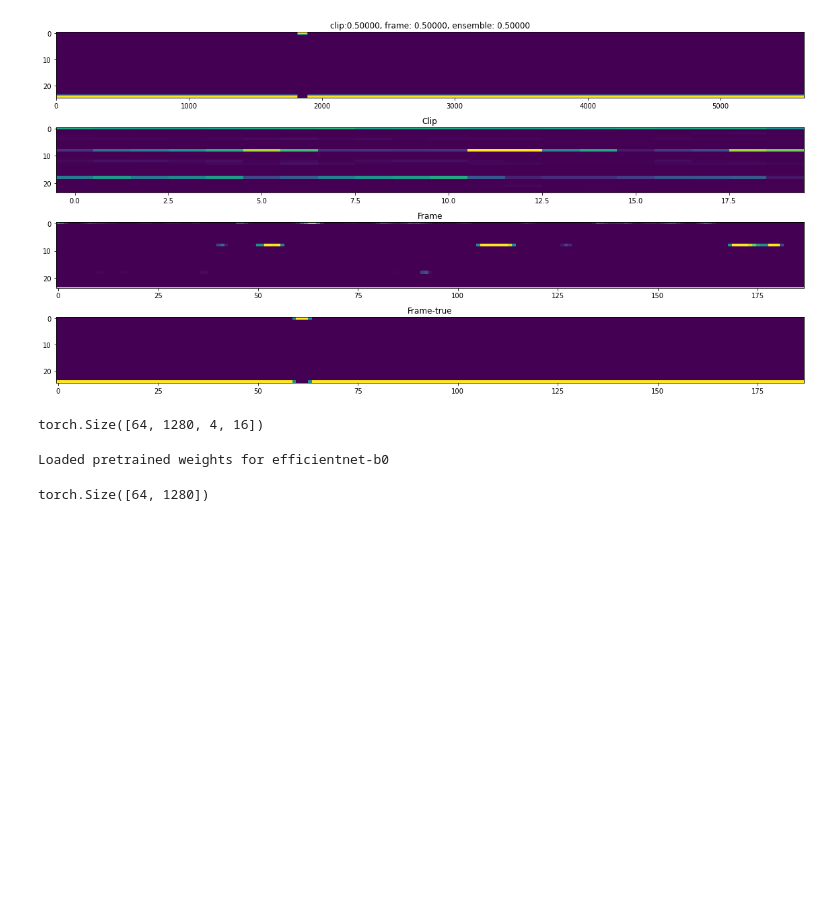
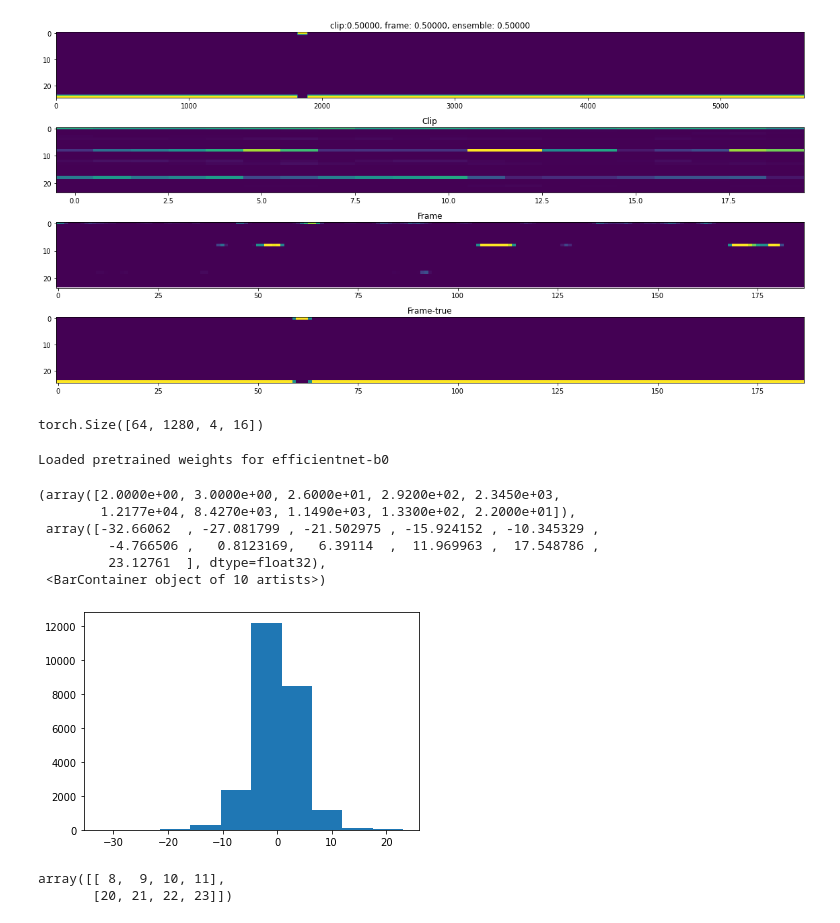
Before and after one commit to ibkuroyagi/Rainforest-Connection-Species-Audio-Detection, a Jupyter notebook: working/EDA.ipynb, the cells around one changed output. Cells and saved outputs as stored; diff of their text form; code cells hidden in the pictures; blank space fills up the shorter version.

```diff
--- a/working/EDA.ipynb
+++ b/working/EDA.ipynb
@@ -489,7 +489,13 @@ model = EfficientNet_b()
 y = model(batch["X"])
 # %% [output]
 Loaded pretrained weights for efficientnet-b0
-# %%
-y["embedding"].shape
-# %% [output]
-torch.Size([64, 1280])
+# %%
+plt.hist(y["y_frame"].detach().numpy().flatten())
+# %% [output]
+(array([2.0000e+00, 3.0000e+00, 2.6000e+01, 2.9200e+02, 2.3450e+03,
+        1.2177e+04, 8.4270e+03, 1.1490e+03, 1.3300e+02, 2.2000e+01]),
+ array([-32.66062  , -27.081799 , -21.502975 , -15.924152 , -10.345329 ,
+         -4.766506 ,   0.8123169,   6.39114  ,  11.969963 ,  17.548786 ,
+         23.12761  ], dtype=float32),
+ <BarContainer object of 10 artists>)
+[figure, added]
@@ -495,0 +504,5 @@ torch.Size([64, 1280])
+# %%
+a
+# %% [output]
+array([[ 8,  9, 10, 11],
+       [20, 21, 22, 23]])
```
Also changed, not shown: parts of 1 cell of this notebook, 7 other files.
